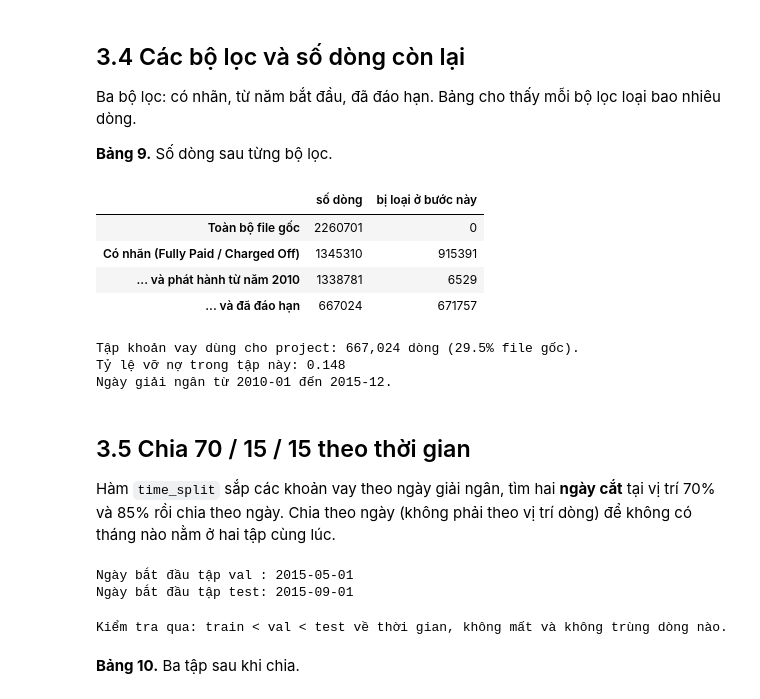
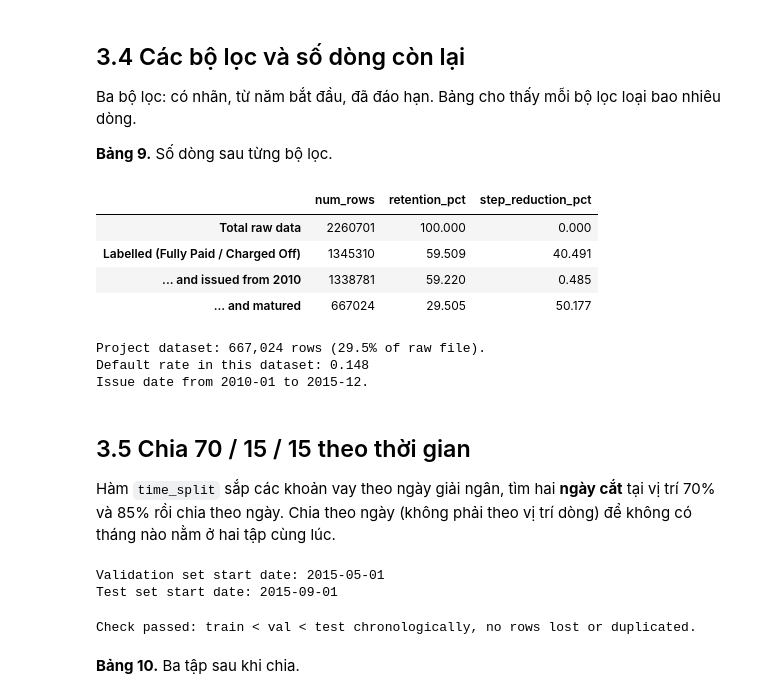
Before and after one commit to Eliza516/Lending-Club-Credit-Scoring, a Jupyter notebook: notebooks/01_hieu_du_lieu_va_chia_tap.ipynb, the cells around one changed output. Saved outputs shown, nothing was run; the diff lists cells and outputs as text; code cells hidden in the pictures.

```diff
--- a/notebooks/01_hieu_du_lieu_va_chia_tap.ipynb
+++ b/notebooks/01_hieu_du_lieu_va_chia_tap.ipynb
@@ -15,18 +15,22 @@ import hashlib
 import numpy as np
 import pandas as pd
 import matplotlib.pyplot as plt
+# %%
+# Cấu hình hiển thị pandas
+pd.set_option("display.max_columns", 100)
+pd.set_option("display.max_rows", 100)
+pd.set_option("display.float_format", "{:,.3f}".format)
 # %%
-SEED = 42
-ROOT = Path("..")
-RAW_FILE = ROOT / "data/raw/accepted_2007_to_2018Q4.csv.gz"
+# Đường dẫn tới file dữ liệu gốc và các thư mục lưu kết quả
+ROOT = Path("..") if Path("../data").exists() else Path(".")
+DATA_PATH = ROOT / "data/raw/accepted_2007_to_2018Q4.csv"
+if not DATA_PATH.exists():
+    DATA_PATH = ROOT / "data/raw/accepted_2007_to_2018Q4.csv.gz"
+
 OUT_DIR = ROOT / "data/processed"
 ART_DIR = ROOT / "artifacts"
 FIG_DIR = ART_DIR / "figures"
 for folder in [OUT_DIR, ART_DIR, FIG_DIR]:
     folder.mkdir(parents=True, exist_ok=True)
 
-pd.set_option("display.max_rows", 200)
-pd.set_option("display.max_columns", 50)
-pd.set_option("display.width", 160)
-pd.set_option("display.max_colwidth", 90)
-pd.set_option("display.float_format", "{:,.3f}".format)
+df_raw = pd.read_csv(DATA_PATH, low_memory=False)
@@ -376,2 +326,0 @@ Ta nạp nguyên file, **không chọn trước cột nào**, để mọi quyế
-# %%
-df_raw = pd.read_csv(RAW_FILE, low_memory=False)
@@ -758,30 +680,31 @@ from_start_year = df_raw["year"] >= START_YEAR
 is_old_enough = df_raw["matured"]
 # %%
 steps = [
-    ("Toàn bộ file gốc", pd.Series(True, index=df_raw.index)),
-    ("Có nhãn (Fully Paid / Charged Off)", is_labelled),
-    (f"... và phát hành từ năm {START_YEAR}", is_labelled & from_start_year),
-    ("... và đã đáo hạn", is_labelled & from_start_year & is_old_enough),
+    ("Total raw data", pd.Series(True, index=df_raw.index)),
+    ("Labelled (Fully Paid / Charged Off)", is_labelled),
+    (f"... and issued from {START_YEAR}", is_labelled & from_start_year),
+    ("... and matured", is_labelled & from_start_year & is_old_enough),
 ]
-filter_table = pd.DataFrame({"số dòng": [mask.sum() for _, mask in steps]}, index=[name for name, _ in steps])
-filter_table["bị loại ở bước này"] = (-filter_table["số dòng"].diff()).fillna(0).astype(int)
+filter_table = pd.DataFrame({"num_rows": [mask.sum() for _, mask in steps]}, index=[name for name, _ in steps])
+filter_table["retention_pct"] = filter_table["num_rows"] / len(df_raw) * 100
+filter_table["step_reduction_pct"] = (1 - filter_table["num_rows"] / filter_table["num_rows"].shift(1).fillna(filter_table["num_rows"].iloc[0])) * 100
 filter_table
 # %% [output]
-|  | số dòng | bị loại ở bước này |
-| Toàn bộ file gốc | 2260701 | 0 |
-| Có nhãn (Fully Paid / Charged Off) | 1345310 | 915391 |
-| ... và phát hành từ năm 2010 | 1338781 | 6529 |
-| ... và đã đáo hạn | 667024 | 671757 |
+|  | num_rows | retention_pct | step_reduction_pct |
+| Total raw data | 2260701 | 100.000 | 0.000 |
+| Labelled (Fully Paid / Charged Off) | 1345310 | 59.509 | 40.491 |
+| ... and issued from 2010 | 1338781 | 59.220 | 0.485 |
+| ... and matured | 667024 | 29.505 | 50.177 |
 # %%
 final_mask = is_labelled & from_start_year & is_old_enough
 loans = df_raw[final_mask].copy()
-print(f"Tập khoản vay dùng cho project: {len(loans):,} dòng ({len(loans) / len(df_raw):.1%} file gốc).")
-print(f"Tỷ lệ vỡ nợ trong tập này: {loans['default'].mean():.3f}")
-print(f"Ngày giải ngân từ {loans['issue_date'].min():%Y-%m} đến {loans['issue_date'].max():%Y-%m}.")
+print(f"Project dataset: {len(loans):,} rows ({len(loans) / len(df_raw):.1%} of raw file).")
+print(f"Default rate in this dataset: {loans['default'].mean():.3f}")
+print(f"Issue date from {loans['issue_date'].min():%Y-%m} to {loans['issue_date'].max():%Y-%m}.")
 # %% [output]
-Tập khoản vay dùng cho project: 667,024 dòng (29.5% file gốc).
-Tỷ lệ vỡ nợ trong tập này: 0.148
-Ngày giải ngân từ 2010-01 đến 2015-12.
+Project dataset: 667,024 rows (29.5% of raw file).
+Default rate in this dataset: 0.148
+Issue date from 2010-01 to 2015-12.
 # %% [markdown]
 ## 3.5 Chia 70 / 15 / 15 theo thời gian
 Hàm `time_split` sắp các khoản vay theo ngày giải ngân, tìm hai **ngày cắt** tại vị trí 70% và 85% rồi chia theo ngày. Chia theo ngày (không phải theo vị trí dòng) để không có tháng nào nằm ở hai tập cùng lúc.
@@ -796,18 +719,18 @@ def time_split(df, train_share=0.70, val_share=0.15):
     return train, val, test, cut_val, cut_test
 # %%
 train, val, test, CUT_VAL, CUT_TEST = time_split(loans, 0.70, 0.15)
-print("Ngày bắt đầu tập val :", CUT_VAL.date())
-print("Ngày bắt đầu tập test:", CUT_TEST.date())
+print("Validation set start date:", CUT_VAL.date())
+print("Test set start date:", CUT_TEST.date())
 # %% [output]
-Ngày bắt đầu tập val : 2015-05-01
-Ngày bắt đầu tập test: 2015-09-01
+Validation set start date: 2015-05-01
+Test set start date: 2015-09-01
 # %%
 assert train["issue_date"].max() < val["issue_date"].min()
 assert val["issue_date"].max() < test["issue_date"].min()
 assert len(train) + len(val) + len(test) == len(loans)
-print("Kiểm tra qua: train < val < test về thời gian, không mất và không trùng dòng nào.")
+print("Check passed: train < val < test chronologically, no rows lost or duplicated.")
 # %% [output]
-Kiểm tra qua: train < val < test về thời gian, không mất và không trùng dòng nào.
+Check passed: train < val < test chronologically, no rows lost or duplicated.
 # %% [markdown]
 **Bảng 10.** Ba tập sau khi chia.
 # %%
```
Also changed, not shown: parts of 70 cells of this notebook, 7 other files.
